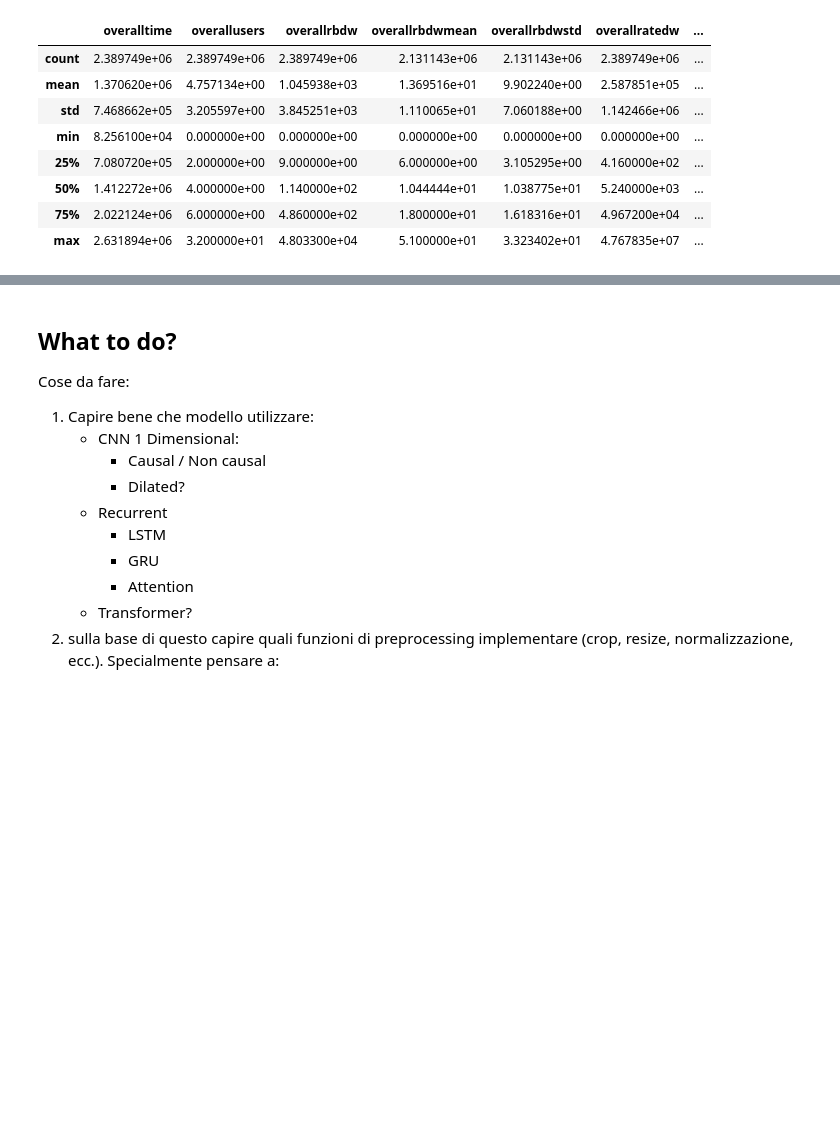
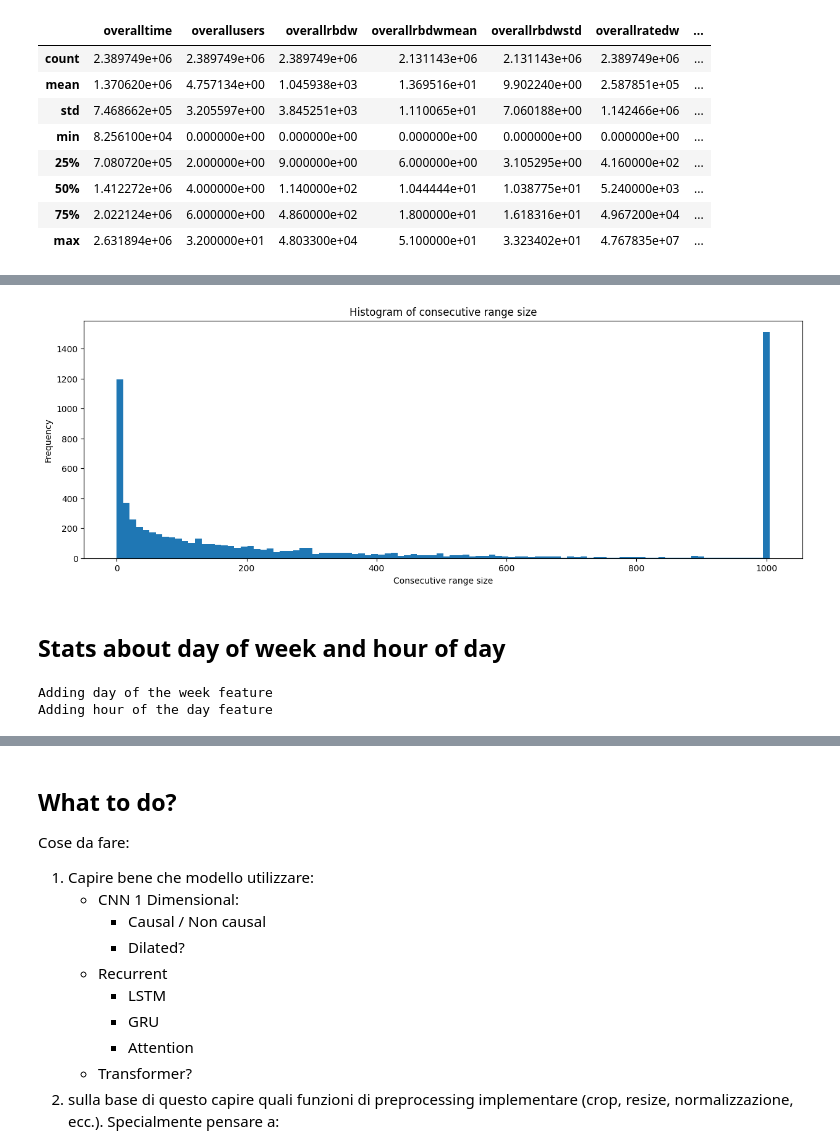
Before and after one commit to rmazzier/MLCommSysProject, a Jupyter notebook: exploratory_data_analysis.ipynb, the cells around one changed output, grey strips where cells are left out. Cells and saved outputs as stored; diff of their text form; code cells hidden in the pictures; blank space fills up the shorter version.

```diff
--- a/exploratory_data_analysis.ipynb
+++ b/exploratory_data_analysis.ipynb
@@ -109,0 +239,27 @@ len(data)
+# %%
+# load data
+data2 = load_data_pandas(data_file_name)
+data2 = data2.to_numpy()
+
+max_interp_width = 5
+# %%
+# Scan again the data to find time gaps in the first feature
+# This time, when the gap is less than 3, we add the missing rows to the data, with the correct value of the index
+# in the first feature, and Nan for the other features (we will deal with them later)
+new_data = []
+new_data.append(data2[0])
+
+for i in range(1, len(data2)):
+    if i % 100000 == 0:
+        print(f"Checking row {i}")
+    if data2[i, 0] == data2[i-1, 0] + 1:
+        new_data.append(data2[i])
+    elif data2[i, 0] - data2[i-1, 0] <= max_interp_width:
+        for j in range(int(data2[i-1, 0] + 1), int(data2[i, 0])):
+            new_row = np.zeros(data2.shape[1])
+            new_row[0] = j
+            new_row[1:] = [np.nan for _ in range(data2.shape[1] - 1)]
+            new_data.append(new_row)
+        new_data.append(data2[i])
+
+new_data = np.array(new_data)
@@ -109,0 +308,3 @@ len(data)
+# %%
+df = pd.DataFrame(new_data)
+df.isnull().sum()
@@ -109,0 +331,3 @@ len(data)
+# %%
+# Lets see how many consecutive time ranges we have now
+consecutive_ranges2 = find_consecutive_ranges(df)
@@ -109,0 +365,26 @@ len(data)
+# %%
+plt.figure(figsize=(15, 5))
+plt.hist( [end - start for start, end in consecutive_ranges2], bins=100)
+plt.xlabel("Consecutive range size")
+plt.ylabel("Frequency")
+plt.title("Histogram of consecutive range size")
+plt.show()
+# %% [output]
+[figure, added]
+# %% [markdown]
+## Stats about day of week and hour of day
+# %%
+# 1. Add new column for day of the week in last position
+data = np.insert(data, data.shape[1], 0, axis=1)
+print("Adding day of the week feature")
+for i in (range(len(data))):
+    data[i, -1] = get_date_from_overalltime(data[i, 0]).weekday()
+
+# 2. Add new column for hour of the day also in last position
+data = np.insert(data, data.shape[1], 0, axis=1)
+print("Adding hour of the day feature")
+for i in (range(len(data))):
+    data[i, -1] = get_date_from_overalltime(data[i, 0]).hour
+# %% [output]
+Adding day of the week feature
+Adding hour of the day feature
```
Also changed, not shown: parts of 16 cells of this notebook, 6 other files.
